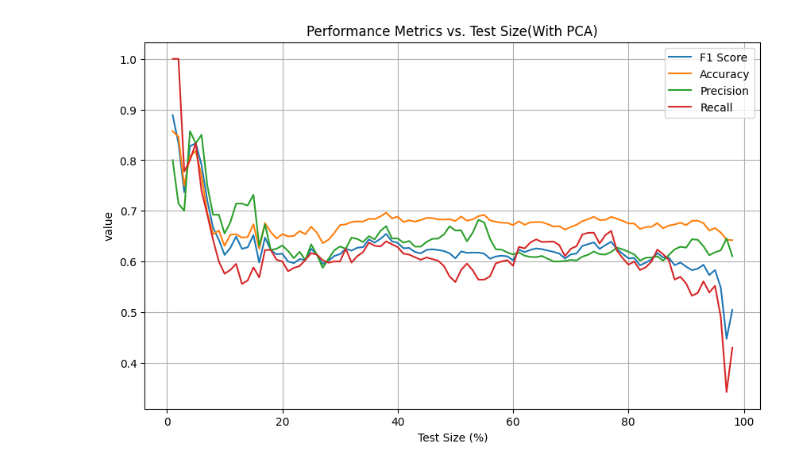
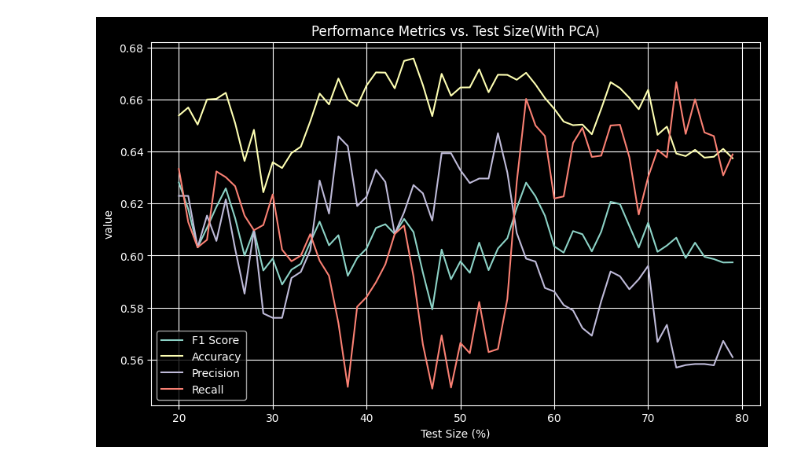
Before and after one commit to Dragonfly911117/EDM-Final, a Jupyter notebook: notebooks/pca_then_lr.ipynb, the cells around one changed output. Saved outputs shown, nothing was run; the diff lists cells and outputs as text; code cells hidden in the pictures.

```diff
--- a/notebooks/pca_then_lr.ipynb
+++ b/notebooks/pca_then_lr.ipynb
@@ -13,6 +23,7 @@ data = pd.read_csv('../data/student-por.csv')
 # %%
 Y = data[['G1', 'G2', 'G3']].sum(axis=1)
 X = data.drop(['G1', 'G2', 'G3'], axis=1)
+X = (X-X.min())/(X.max()-X.min())
 Y = Y.apply(lambda x: 1 if x > 36 else 0)
 # %%
 random_state = 9527
@@ -35,26 +46,15 @@ L_sk: [[ 0.30496353 -0.27002464 -0.83606091  0.36187049]
 # %%
-# Define the logistic regression model using Keras
-model = tf.keras.Sequential([
-    tf.keras.layers.Input(shape=(5,)),  # Input layer for 30 features
-    tf.keras.layers.Dense(1, activation='sigmoid')  # Output layer with sigmoid activation for binary classification
-])
-
-# Compile the model
-model.compile(optimizer='adam', loss='binary_crossentropy', metrics=['accuracy'])
+%%time
 log_data = []
 best_report= None
 curr_best_model = None
 best_f1 = 0
-for i in range(1, 99):
+for i in range(20, 80):
     X_train, X_test, y_train, y_test = train_test_split(L_sk, Y, test_size=i / 100, random_state=42)
+    lr = LogisticRegression()
+    model = lr.fit(X_train, y_train)
+    y_pred = model.predict(X_test)
 
-    # Normalize features
-    scaler = StandardScaler()
-    X_train_scaled = scaler.fit_transform(X_train)
-    X_test_scaled = scaler.transform(X_test)
-    model.fit(X_train_scaled, y_train, epochs=50, batch_size=32, verbose=0)
-
-    y_pred = model.predict(X_test_scaled)
     y_pred = [1 if pred > 0.5 else 0 for pred in y_pred]
 
     precision = precision_score(y_test, y_pred, zero_division=1)
@@ -120,15 +92,16 @@ _________________________________________________________________
 # %%
+plt.style.use('dark_background')
 plt.figure(figsize=(10, 6))
 plt.plot(log_df['Iteration'], log_df['F1 Score'], label='F1 Score')
 plt.plot(log_df['Iteration'], log_df['Accuracy'], label='Accuracy')
 plt.plot(log_df['Iteration'], log_df['Precision'], label='Precision')
 plt.plot(log_df['Iteration'], log_df['Recall'], label='Recall')
 
 plt.xlabel('Test Size (%)')
 plt.ylabel('value')
 plt.title('Performance Metrics vs. Test Size(With PCA)')
 plt.legend()
 plt.grid(True)
 plt.show()
 # %% [output]
-[figure, old version]
+[figure, new version]
```
Also changed, not shown: parts of 5 cells of this notebook, 19 other files.
